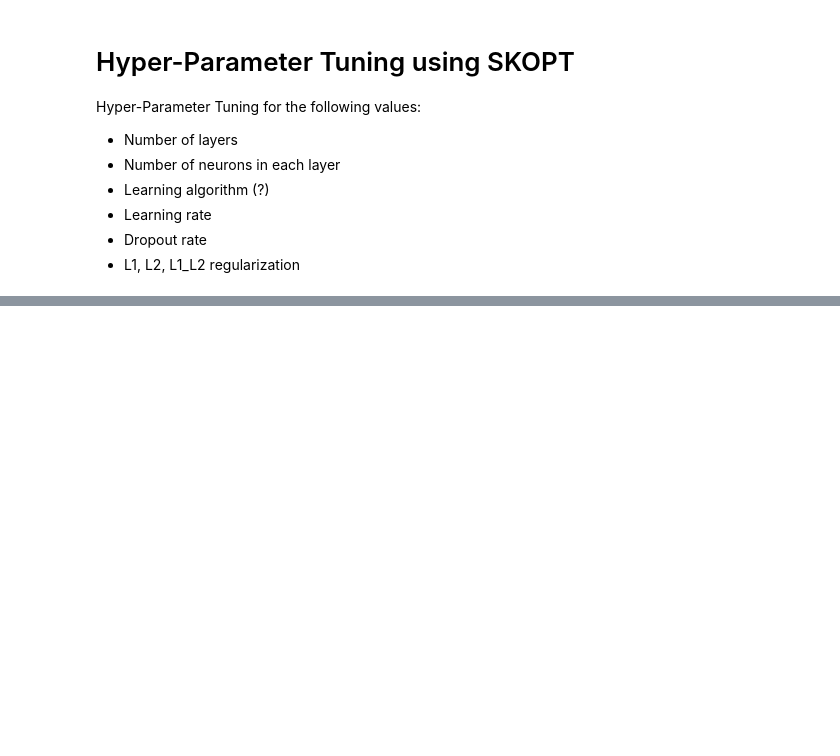
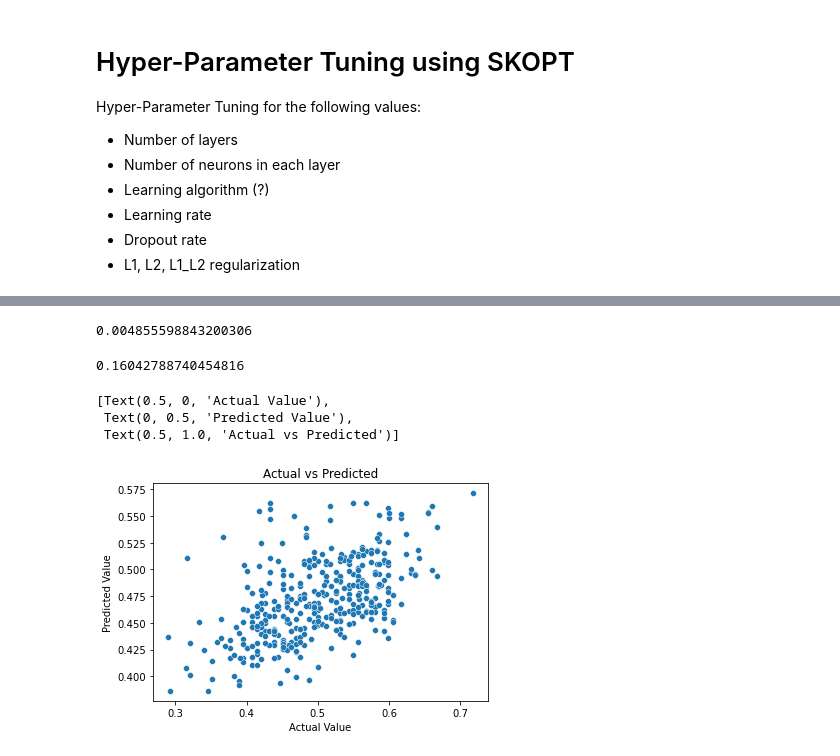
Before and after one commit to asrospie/intelligent-analytics, a Jupyter notebook: mlp/mlb_winning_percentage/mlb_winning_percentage.ipynb, the cells around one changed output, grey strips where cells are left out. Saved outputs shown, nothing was run; the diff lists cells and outputs as text; code cells hidden in the pictures; blank space fills up the shorter version.

```diff
--- a/mlp/mlb_winning_percentage/mlb_winning_percentage.ipynb
+++ b/mlp/mlb_winning_percentage/mlb_winning_percentage.ipynb
@@ -123,0 +597,10 @@ Evaluate the $R^2$, MSE, MAE, and other metrics for the final tuned model
+# %%
+tuned_model = build_model(
+    n_units=[12],
+    n_layers=1,
+    dropout_rate=.4263143088704164,
+    activation='selu',
+    output_activation='sigmoid',
+    learning_rate=.00015736515311680008,
+    optimizer='adam'
+)
@@ -123,0 +622,2 @@ Evaluate the $R^2$, MSE, MAE, and other metrics for the final tuned model
+# %%
+tuned_model.fit(x_train_full, y_train_full, epochs=30, validation_split=.1, callbacks=CALLBACKS, verbose=1)
@@ -123,0 +643,21 @@ Evaluate the $R^2$, MSE, MAE, and other metrics for the final tuned model
+# %%
+predictions = tuned_model.predict(x_test)
+# %%
+mean_squared_error(y_test, predictions)
+# %% [output]
+0.004855598843200306
+# %%
+r2_score(y_test, predictions)
+# %% [output]
+0.16042788740454816
+# %%
+y_test_g = [ x[0] for x in y_test ]
+predictions_g = np.array([ x[0] for x in predictions ])
+# %%
+ax = sns.scatterplot(x=y_test_g, y=predictions_g)
+ax.set(xlabel='Actual Value', ylabel='Predicted Value', title='Actual vs Predicted')
+# %% [output]
+[Text(0.5, 0, 'Actual Value'),
+ Text(0, 0.5, 'Predicted Value'),
+ Text(0.5, 1.0, 'Actual vs Predicted')]
+[figure, added]
```
Also changed, not shown: parts of 53 cells of this notebook, 36 other files.
